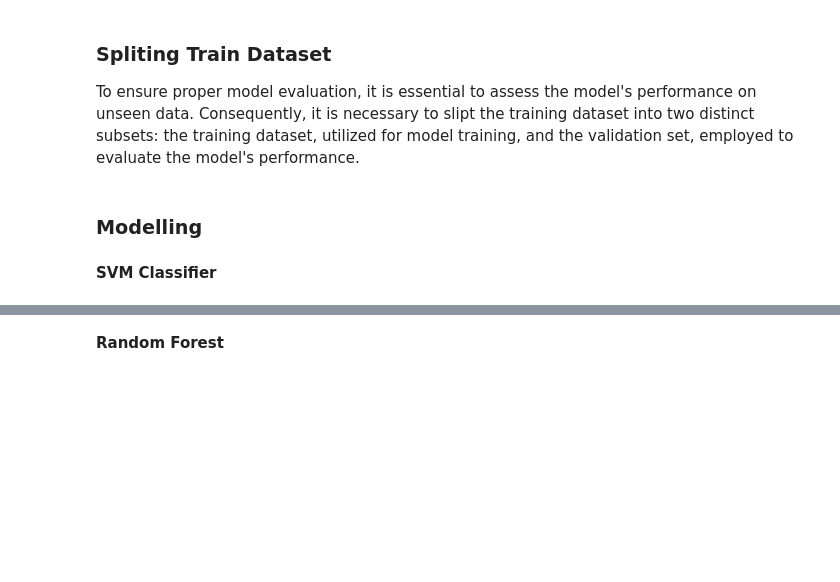
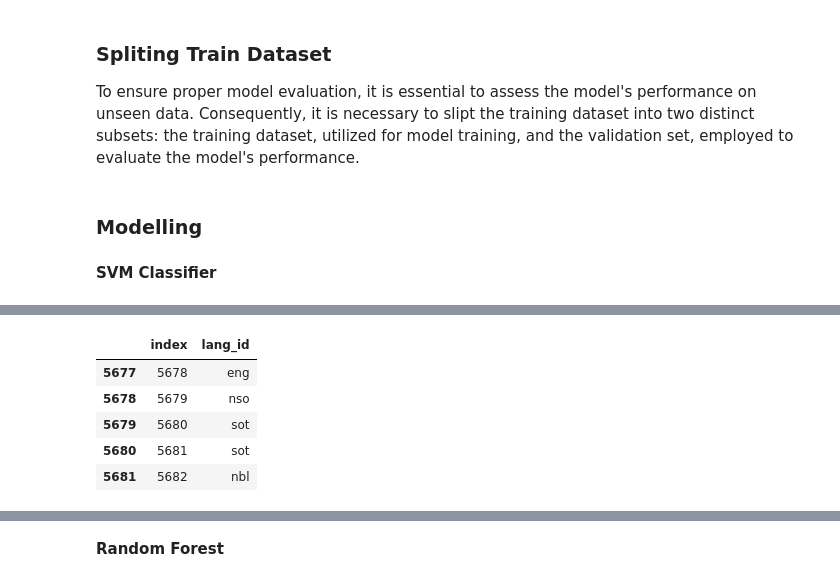
Before and after one commit to Ifeoluwa13/south-african-language-identification-hack-2023, a Jupyter notebook: South African Language Identification Hack 2023.ipynb, the cells around one changed output, grey strips where cells are left out. Saved outputs shown, nothing was run; the diff lists cells and outputs as text; code cells hidden in the pictures; blank space fills up the shorter version.

```diff
--- a/South African Language Identification Hack 2023.ipynb
+++ b/South African Language Identification Hack 2023.ipynb
@@ -531,3 +533,13 @@ x_test_transformed = vectorizer.transform(x_test['text'])
+# %%
+dfs= pd.read_csv('Ifeoluwa Submission 2.csv')
+dfs.tail()
+# %% [output]
+|  | index | lang_id |
+| 5677 | 5678 | eng |
+| 5678 | 5679 | nso |
+| 5679 | 5680 | sot |
+| 5680 | 5681 | sot |
+| 5681 | 5682 | nbl |
 # %%
 # Initialize the SVM classifier
 svm = SVC(kernel='linear')
```
Also changed, not shown: parts of 31 cells of this notebook.
